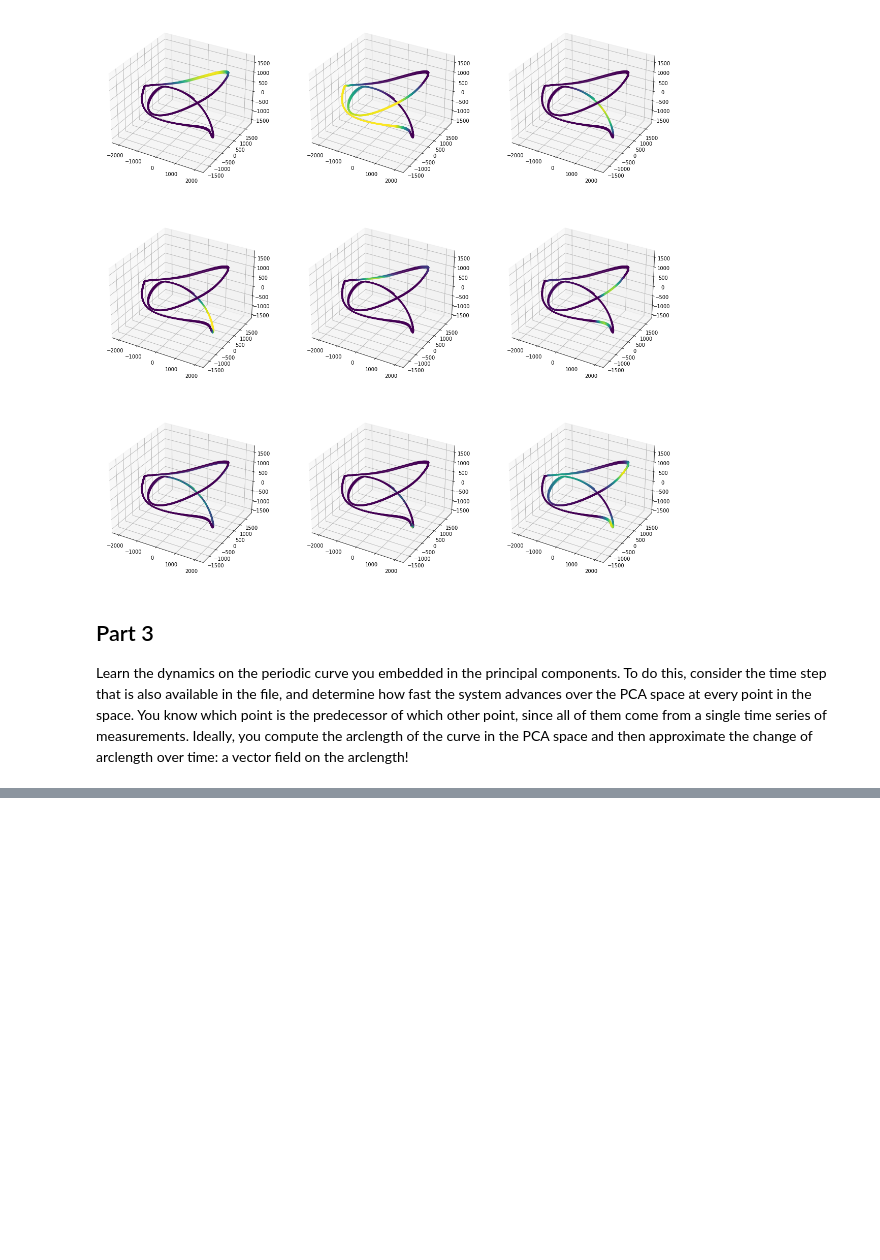
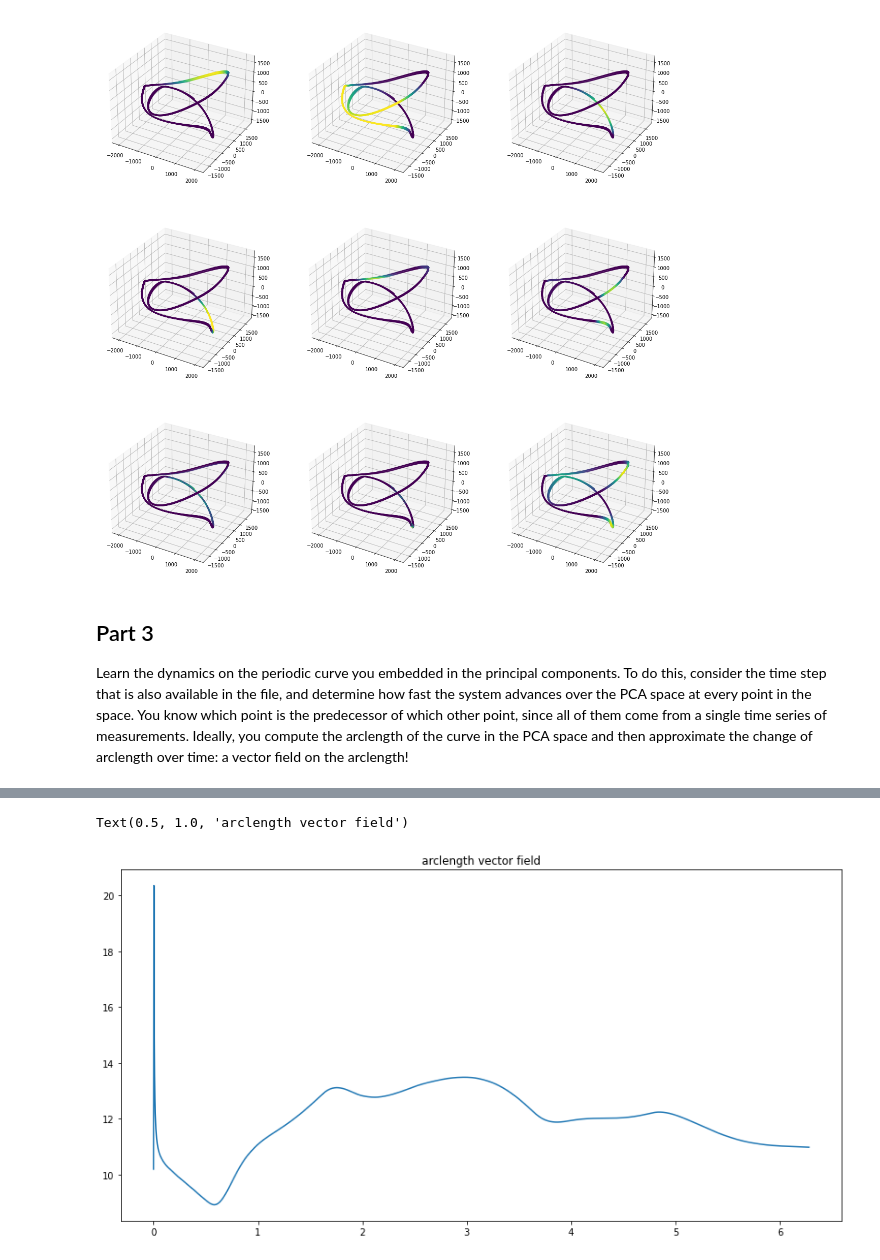
Before and after one commit to AlexPasqua/MLCMS-exercises, a Jupyter notebook: EX5/src/task5.ipynb, the cells around one changed output, grey strips where cells are left out. Drawn from its saved outputs; the diff is of its cells as text; code cells hidden in the pictures; blank space fills up the shorter version.

```diff
--- a/EX5/src/task5.ipynb
+++ b/EX5/src/task5.ipynb
@@ -134,0 +125,9 @@ WTF [0]
+# %%
+# create the final vector field, showing a single period
+period_speeds = speeds[:lowest_dist_idx]
+period_speeds_x = [i * 2 * math.pi / len(period_speeds) for i in range(len(period_speeds))]
+plt.plot(period_speeds_x, period_speeds)
+plt.title("arclength vector field")
+# %% [output]
+Text(0.5, 1.0, 'arclength vector field')
+[figure, added]
```
Also changed, not shown: parts of 7 cells of this notebook, 2 other files.
